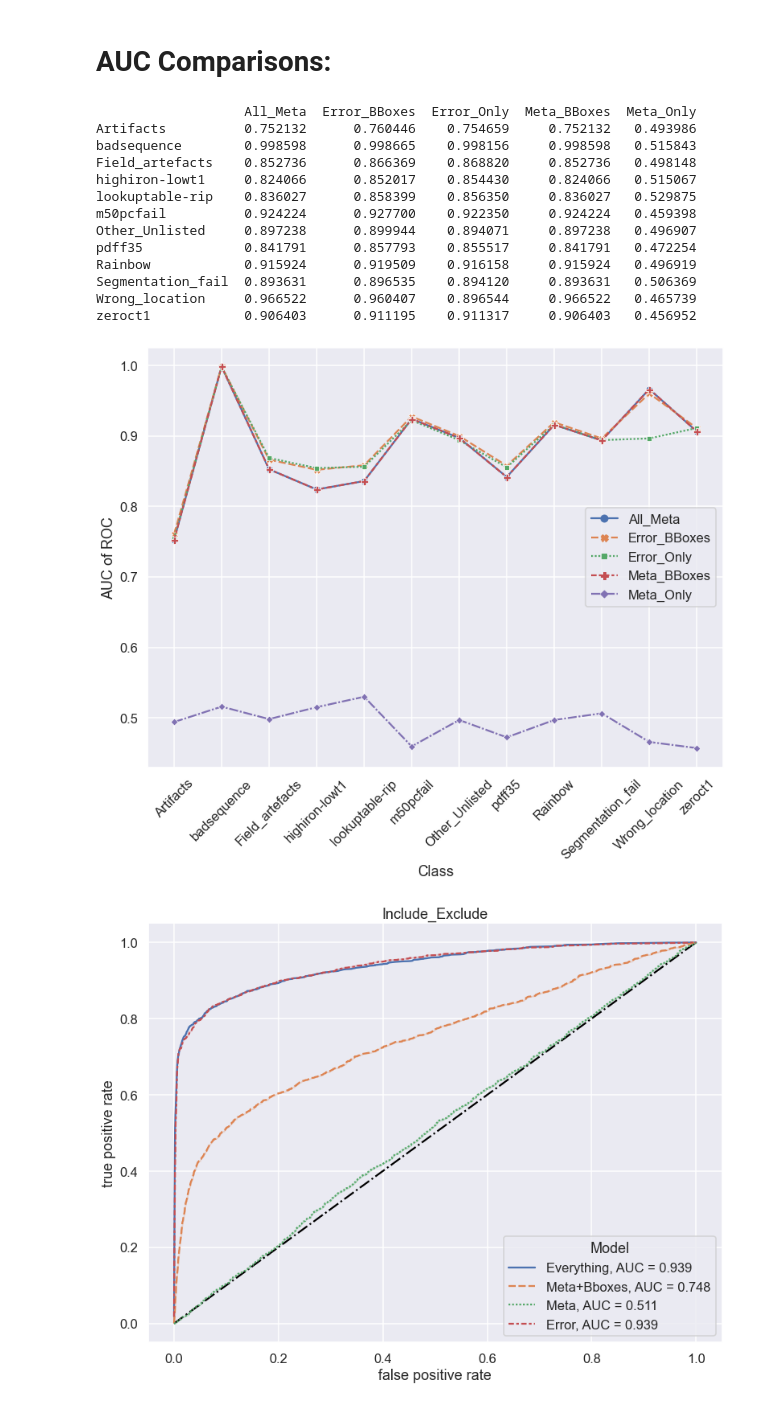
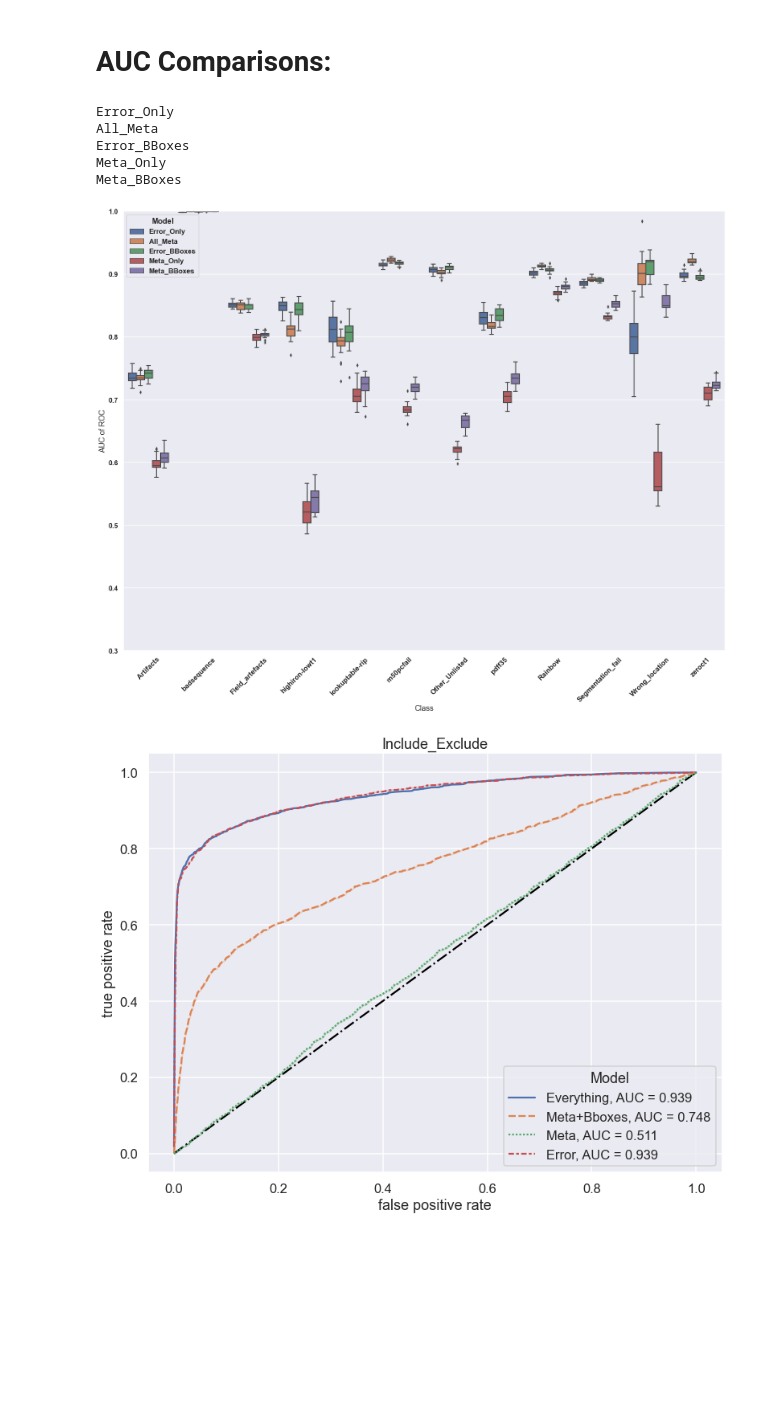
Before and after one commit to hillce/Meta_T1, a Jupyter notebook: meta_rand_forest_full.ipynb, the cells around one changed output. Cells and saved outputs as stored; diff of their text form; code cells hidden in the pictures; blank space fills up the shorter version.

```diff
--- a/meta_rand_forest_full.ipynb
+++ b/meta_rand_forest_full.ipynb
@@ -986,52 +976,61 @@ df.to_json(os.path.join(saveDir,"roc_values.json"))
 # %%
 import seaborn as sns
 import pandas as pd
 import json
 import numpy as np
 import matplotlib.pyplot as plt
+import matplotlib as mpl
 
-sns.set_theme(context="talk")
+font = {'family' : 'normal',
+        'weight' : 'bold',
+        'size'   : 18}
 
-loadDir = "./models/Random Forests/"
+mpl.rc('font', **font)
+
+plt.rcParams["figure.figsize"] = [6.4*4,4.8*4]
+sns.set_theme("talk")
+sns.set_style("darkgrid")
+
+loadDir = "./models/Random Forests_KEEP/"
+tagNames = ['Artifacts', 'badsequence', 'Field_artefacts', 'highiron-lowt1', 'lookuptable-rip', 'm50pcfail', 'Other_Unlisted', 'pdff35', 'Rainbow', 'Segmentation_fail', 'Wrong_location', 'zeroct1']
 
 ignoreList = ["Float","Float_Categorical"]
 rfList = [x for x in os.listdir(loadDir) if x not in ignoreList]
 
-fullDict = {}
+classList = []
+aucList = []
+modelList = []
+
 for fol in rfList:
-    fullDict[fol] = {}
+    print(fol)
+
     with open(os.path.join(loadDir,fol,"metrics.json")) as f:
         metrics = json.load(f)
-    for k1 in metrics.keys():
-        avgAUC = []
-        for k2 in metrics[k1].keys():
-            avgAUC.append(metrics[k1][k2])
-        fullDict[fol][k1] = np.mean(avgAUC)
 
+    for k in tagNames:
+        metricsClass = metrics[k]
+        for k1 in metricsClass.keys():
+            aucList.append(metricsClass[k1])
+            classList.append(k)
+            modelList.append(fol)
+
+fullDict = {"Model":modelList,"Class":classList,"AUC":aucList}
 df = pd.DataFrame(fullDict)
-print(df)
 
 plt.figure()
-sns.lineplot(data=df,markers=True)
+sns.boxplot(data=df,x="Class",y="AUC",hue="Model")
 plt.xlabel("Class")
 plt.ylabel("AUC of ROC")
+plt.ylim((0.3,1.0))
 plt.xticks(rotation=45)
 plt.show()
 # %% [output]
-                   All_Meta  Error_BBoxes  Error_Only  Meta_BBoxes  Meta_Only
-Artifacts          0.752132      0.760446    0.754659     0.752132   0.493986
-badsequence        0.998598      0.998665    0.998156     0.998598   0.515843
-Field_artefacts    0.852736      0.866369    0.868820     0.852736   0.498148
-highiron-lowt1     0.824066      0.852017    0.854430     0.824066   0.515067
-lookuptable-rip    0.836027      0.858399    0.856350     0.836027   0.529875
-m50pcfail          0.924224      0.927700    0.922350     0.924224   0.459398
-Other_Unlisted     0.897238      0.899944    0.894071     0.897238   0.496907
-pdff35             0.841791      0.857793    0.855517     0.841791   0.472254
-Rainbow            0.915924      0.919509    0.916158     0.915924   0.496919
-Segmentation_fail  0.893631      0.896535    0.894120     0.893631   0.506369
-Wrong_location     0.966522      0.960407    0.896544     0.966522   0.465739
-zeroct1            0.906403      0.911195    0.911317     0.906403   0.456952
+Error_Only
+All_Meta
+Error_BBoxes
+Meta_Only
+Meta_BBoxes
-[figure, old version]
+[figure, new version]
 # %%
 x0, y0 = ownDataset
 
```
Also changed, not shown: parts of 2 cells of this notebook, 11 other files.
